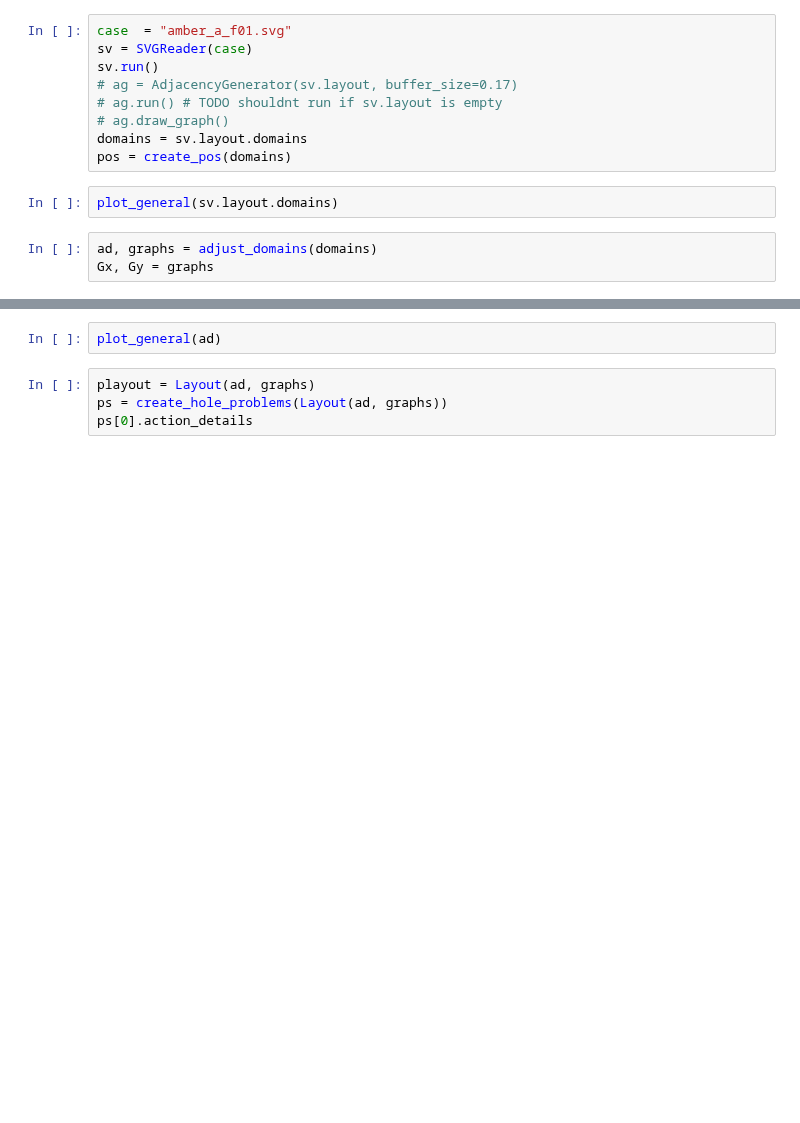
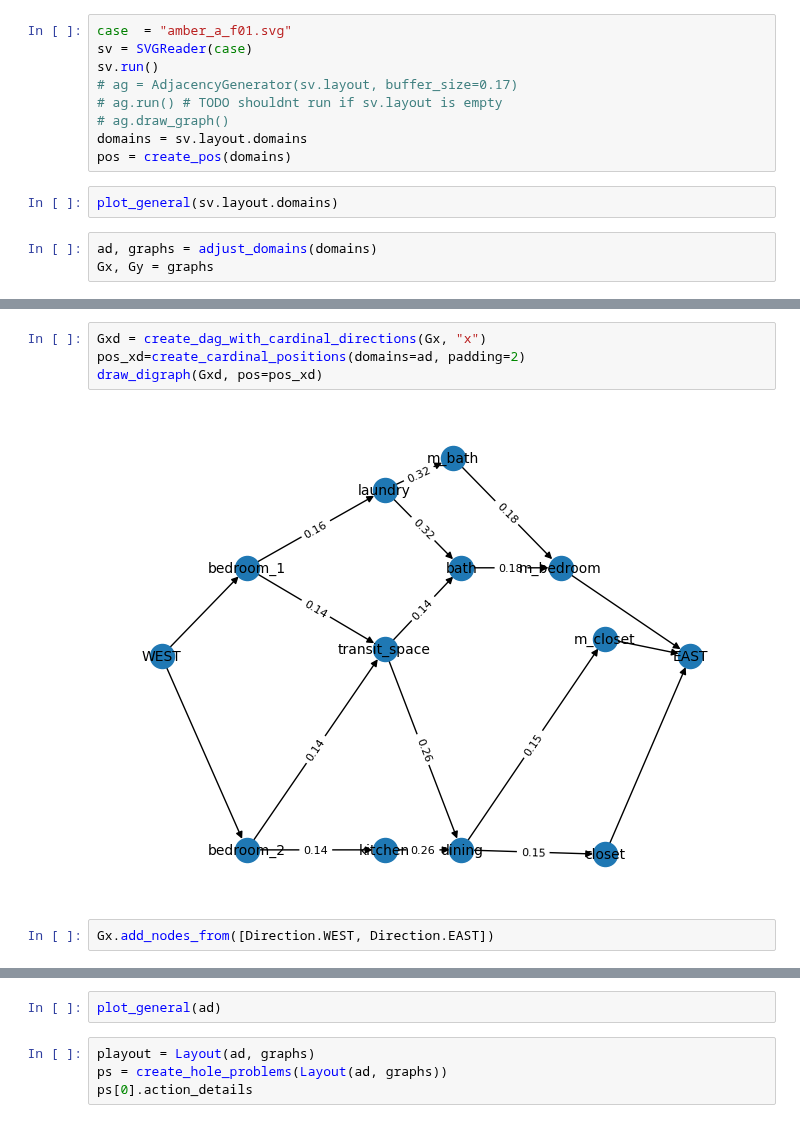
Before and after one commit to juliet29/svg2plan, a Jupyter notebook: _notebooks/stage_2_nbs/t2_scraps.ipynb, the cells around one changed output, grey strips where cells are left out. Cells and saved outputs as stored; diff of their text form; blank space fills up the shorter version.

```diff
--- a/_notebooks/stage_2_nbs/t2_scraps.ipynb
+++ b/_notebooks/stage_2_nbs/t2_scraps.ipynb
@@ -51,0 +79,8 @@ Gx, Gy = graphs
+# %%
+Gxd = create_dag_with_cardinal_directions(Gx, "x")
+pos_xd=create_cardinal_positions(domains=ad, padding=2)
+draw_digraph(Gxd, pos=pos_xd)
+# %% [output]
+[figure, added]
+# %%
+Gx.add_nodes_from([Direction.WEST, Direction.EAST])
```
Also changed, not shown: parts of 19 cells of this notebook, 6 other files.
